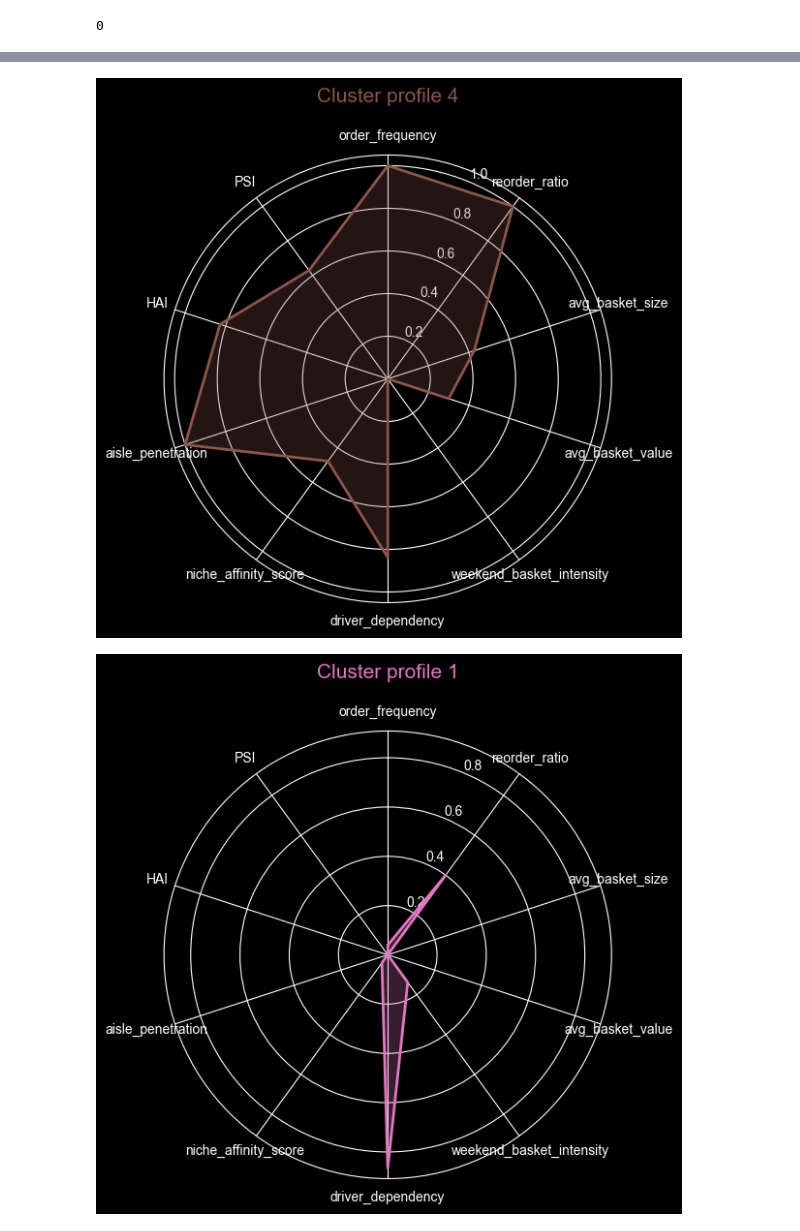
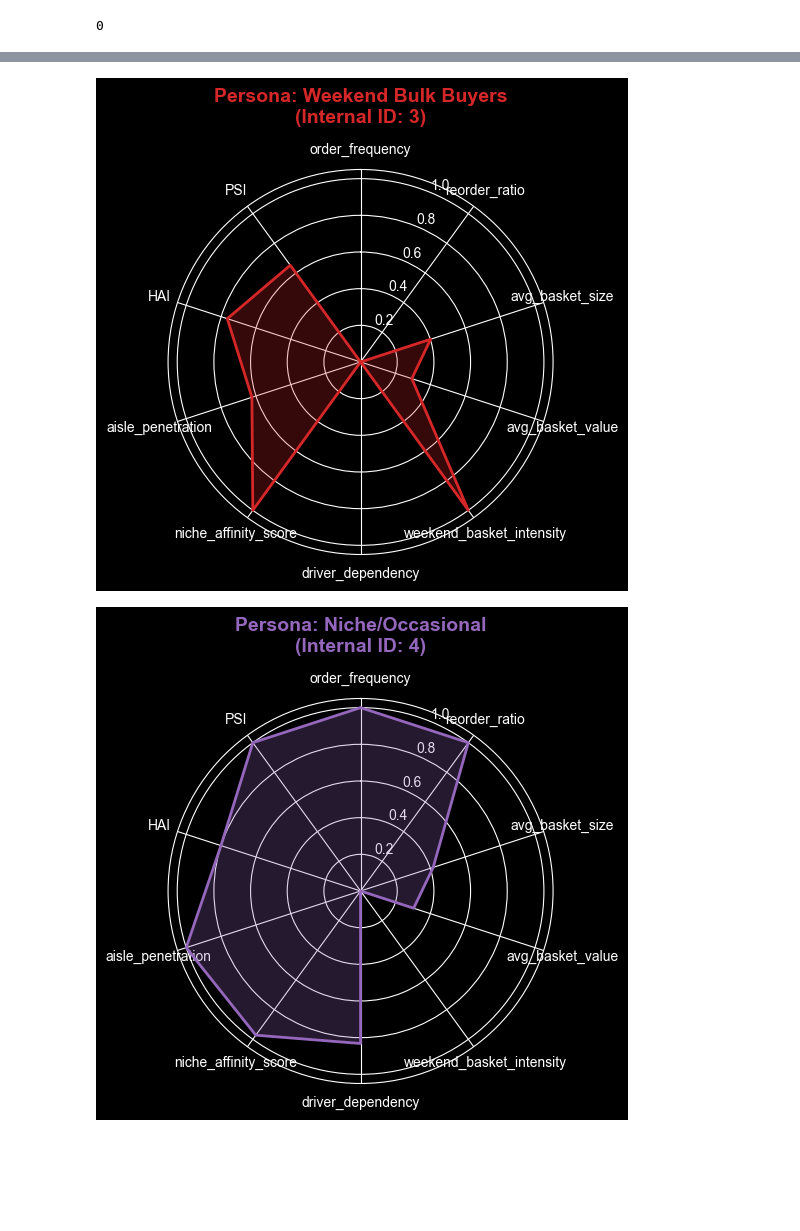
Before and after one commit to NathanLeDev/Data-Driven-Retail-Insights-for-Cost-Savings-Revenue-Growth, a Jupyter notebook: notebooks/05_pipeline_clustering.ipynb, the cells around one changed output, grey strips where cells are left out. Saved outputs shown, nothing was run; the diff lists cells and outputs as text; code cells hidden in the pictures; blank space fills up the shorter version.

Commit message:
clustering closing

```diff
--- a/notebooks/05_pipeline_clustering.ipynb
+++ b/notebooks/05_pipeline_clustering.ipynb
@@ -181,34 +204,45 @@ shape: (7, 11)
 └─────────┴────────────┴────────────┴────────────┴───┴───────────┴───────────┴──────────┴──────────┘
 # %%
-import matplotlib.cm as cm
-# 1. Compute mean values for each cluster
+cluster_names = {
+    0: "Premium Loyals",
+    1: "Price Hunters",
+    2: "Healthy Shoppers",
+    3: "Weekend Bulk Buyers",
+    4: "Niche/Occasional"
+}
+
 summary_df = customer_features.group_by("cluster").agg([
     pl.col(f).mean().alias(f) for f in features_list
 ]).to_pandas().set_index("cluster")
 
-# 2. Normalize 0-1 in order to display (MinMaxScaler)
-# Each axis will have the same size, making the radar chart more interpretable.
+summary_df['persona'] = summary_df.index.map(cluster_names)
+
 scaler_viz = MinMaxScaler()
 summary_scaled = pd.DataFrame(
-    scaler_viz.fit_transform(summary_df),
-    columns=summary_df.columns,
+    scaler_viz.fit_transform(summary_df.drop(columns=['persona'])),
+    columns=features_list,
     index=summary_df.index
 )
+summary_scaled['persona'] = summary_df['persona']
 
-def make_radar_chart_robust(df):
-    labels = df.columns
+def make_radar_chart_named(df):
+    labels = [c for c in df.columns if c != 'persona']
     num_vars = len(labels)
     angles = np.linspace(0, 2 * np.pi, num_vars, endpoint=False).tolist()
     angles += angles[:1]
 
-    cmap = cm.get_cmap('tab10', len(df))
+    cmap = plt.get_cmap('tab10')
 
     for i in range(len(df)):
-        values = df.iloc[i].tolist()
+        values = df.iloc[i].drop('persona').tolist()
         values += values[:1]
 
-        fig, ax = plt.subplots(figsize=(6, 6), subplot_kw=dict(polar=True))
-        color = cmap(i)
+        # Récupération du nom métier
+        persona_name = df.iloc[i]['persona']
+        cluster_idx = df.index[i]
+
+        fig, ax = plt.subplots(figsize=(5, 5), subplot_kw=dict(polar=True))
+        color = cmap(i % 10)
 
         ax.fill(angles, values, color=color, alpha=0.25)
         ax.plot(angles, values, color=color, linewidth=2)
@@ -217,8 +251,9 @@ def make_radar_chart_robust(df):
         ax.set_theta_direction(-1)
         ax.set_thetagrids(np.degrees(angles[:-1]), labels)
 
-        plt.title(f"Cluster profile {df.index[i]}", size=15, color=color, y=1.1)
+        plt.title(f"Persona: {persona_name}\n(Internal ID: {cluster_idx})",
+                  size=14, color=color, y=1.1, fontweight='bold')
         plt.show()
 
-make_radar_chart_robust(summary_scaled)
+make_radar_chart_named(summary_scaled)
 # %% [output]
@@ -228,2 +263,2 @@ make_radar_chart_robust(summary_scaled)
-[figure, old version]
+[figure, new version]
-[figure, old version]
+[figure, new version]
```
Also changed, not shown: parts of 7 cells of this notebook, 1 other file.
